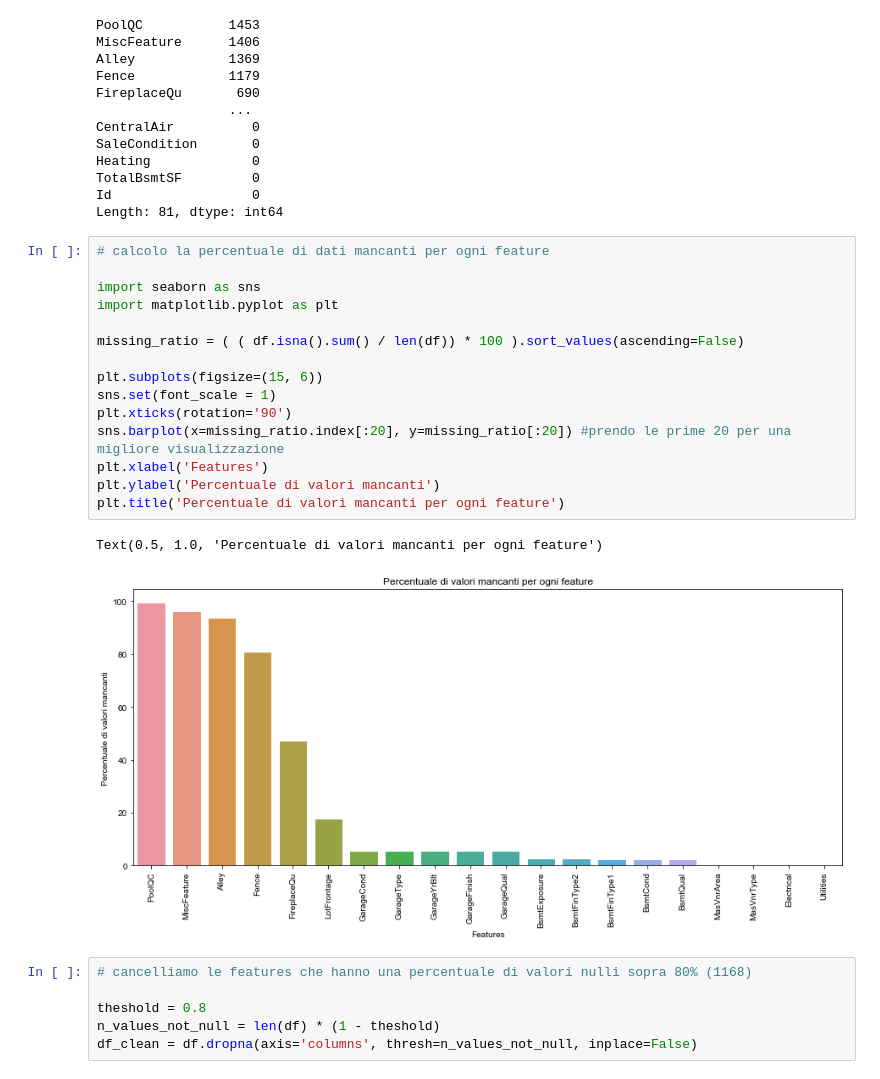
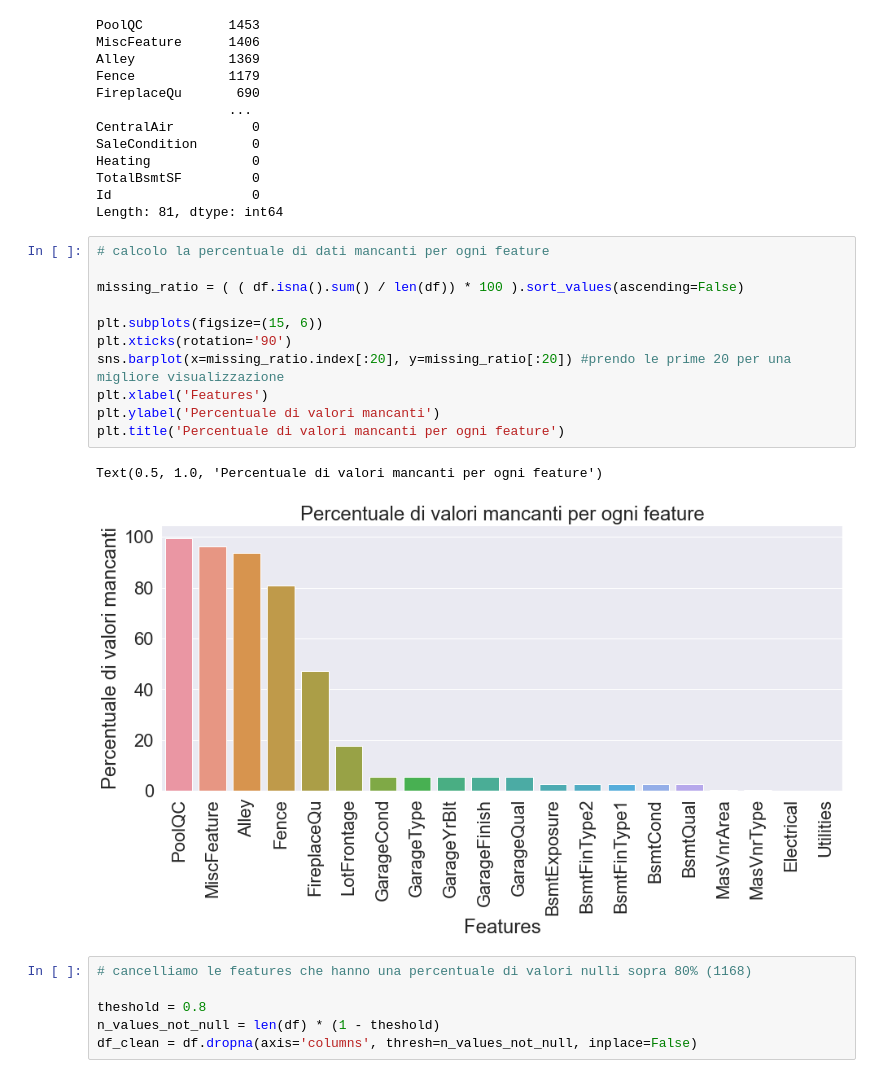
Before and after one commit to vitodigrigoli/house-prices-regression, a Jupyter notebook: di-grigoli.ipynb, the cells around one changed output. Saved outputs shown, nothing was run; the diff lists cells and outputs as text.

```diff
--- a/di-grigoli.ipynb
+++ b/di-grigoli.ipynb
@@ -56,22 +59,18 @@ Id                  0
 Length: 81, dtype: int64
 # %%
 # calcolo la percentuale di dati mancanti per ogni feature
-
-import seaborn as sns
-import matplotlib.pyplot as plt
 
 missing_ratio = ( ( df.isna().sum() / len(df)) * 100 ).sort_values(ascending=False)
 
 plt.subplots(figsize=(15, 6))
-sns.set(font_scale = 1)
 plt.xticks(rotation='90')
 sns.barplot(x=missing_ratio.index[:20], y=missing_ratio[:20]) #prendo le prime 20 per una migliore visualizzazione
 plt.xlabel('Features')
 plt.ylabel('Percentuale di valori mancanti')
 plt.title('Percentuale di valori mancanti per ogni feature')
 # %% [output]
 Text(0.5, 1.0, 'Percentuale di valori mancanti per ogni feature')
-[figure, old version]
+[figure, new version]
 # %%
 # cancelliamo le features che hanno una percentuale di valori nulli sopra 80% (1168)
 
```
Also changed, not shown: parts of 5 cells of this notebook.
